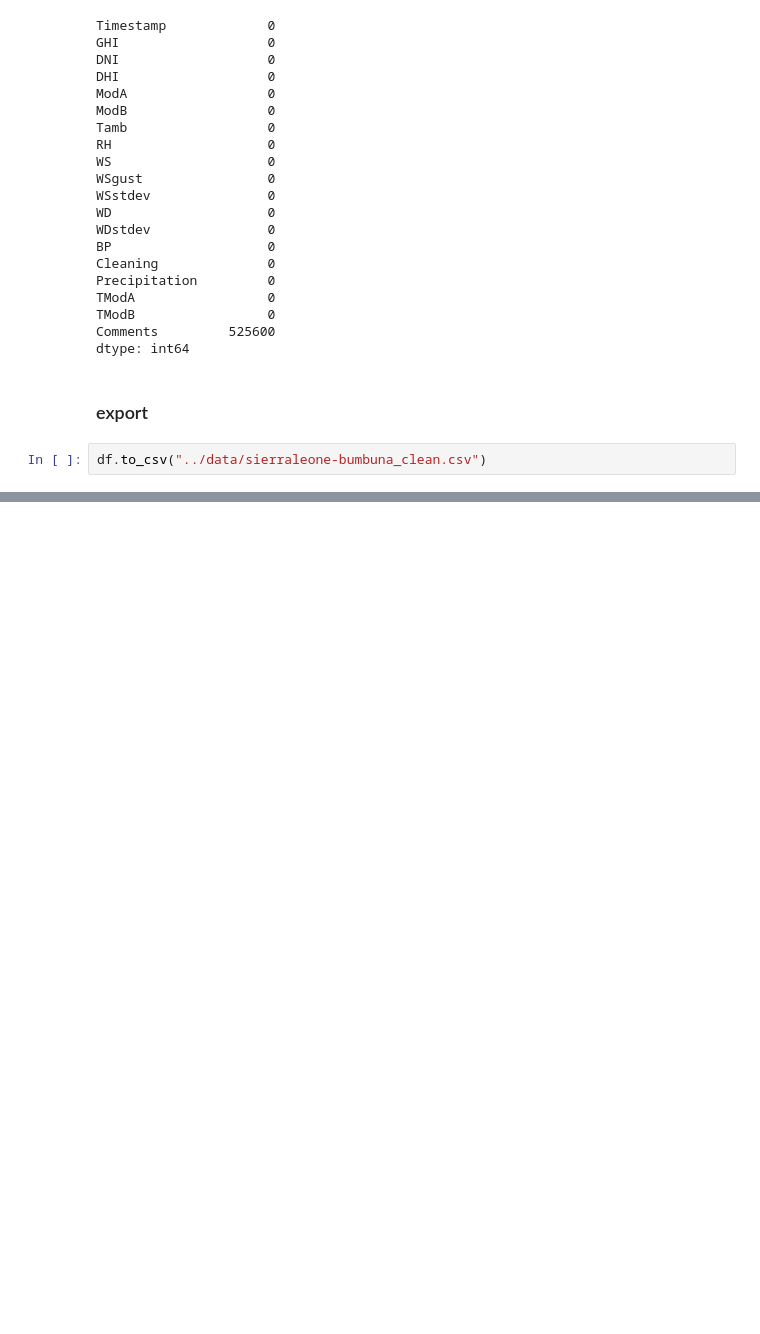
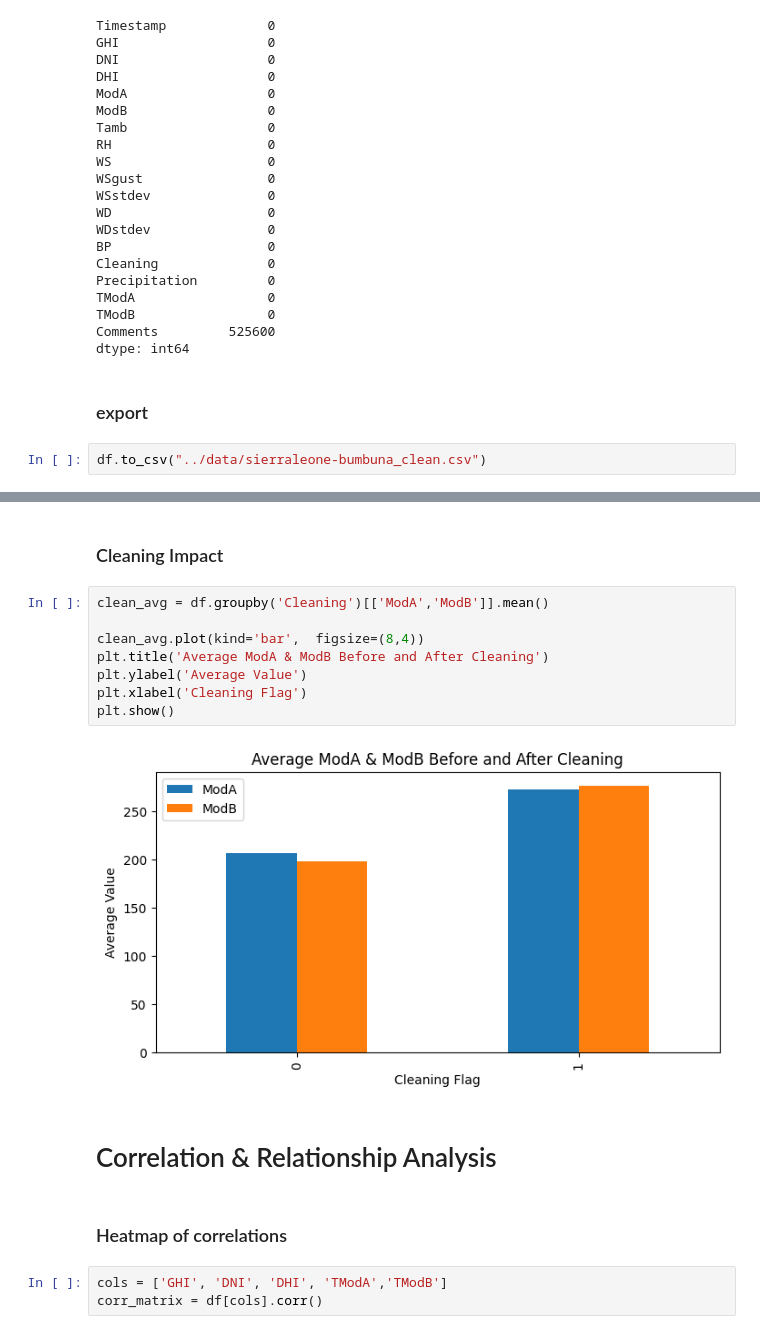
Before and after one commit to dawit-hopes/solar-challenge-week1, a Jupyter notebook: notebooks/eda-sierraleone-bumbuna.ipynb, the cells around one changed output, grey strips where cells are left out. Drawn from its saved outputs; the diff is of its cells as text; blank space fills up the shorter version.

Commit message:
feat: graph updated

```diff
--- a/notebooks/eda-sierraleone-bumbuna.ipynb
+++ b/notebooks/eda-sierraleone-bumbuna.ipynb
@@ -157,0 +173,19 @@ df.to_csv("../data/sierraleone-bumbuna_clean.csv")
+# %% [markdown]
+### Cleaning Impact
+# %%
+clean_avg = df.groupby('Cleaning')[['ModA','ModB']].mean()
+
+clean_avg.plot(kind='bar',  figsize=(8,4))
+plt.title('Average ModA & ModB Before and After Cleaning')
+plt.ylabel('Average Value')
+plt.xlabel('Cleaning Flag')
+plt.show()
+# %% [output]
+[figure, added]
+# %% [markdown]
+# Correlation & Relationship Analysis
+# %% [markdown]
+### Heatmap of correlations
+# %%
+cols = ['GHI', 'DNI', 'DHI', 'TModA','TModB']
+corr_matrix = df[cols].corr()
```
Also changed, not shown: parts of 15 cells of this notebook, 1 other file.
